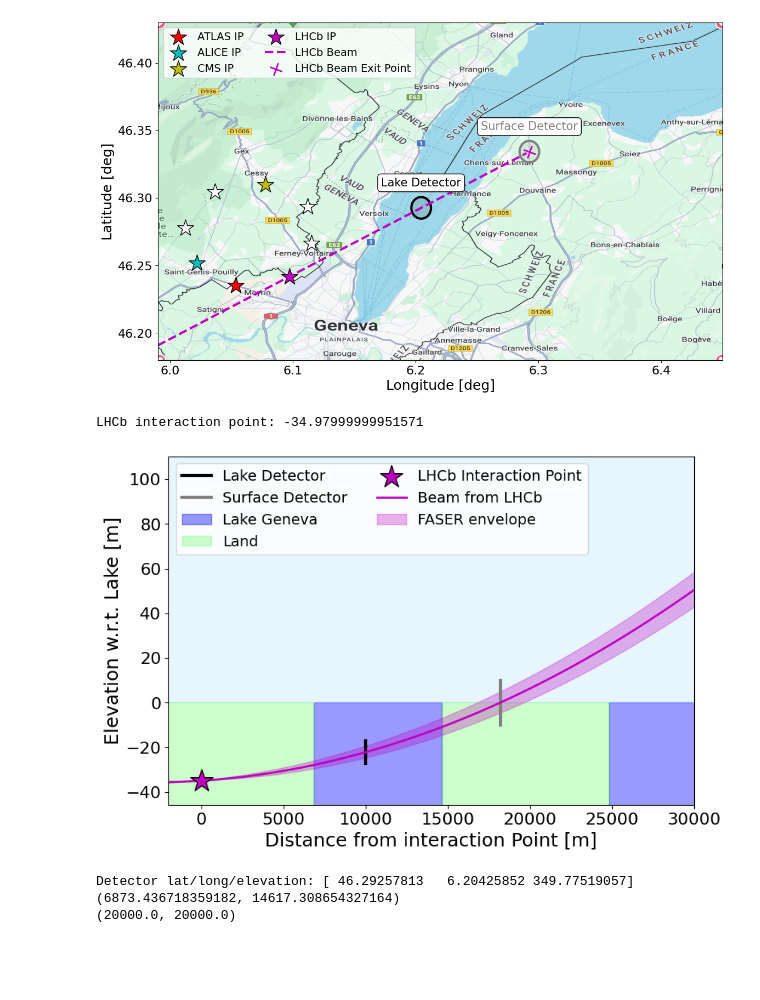
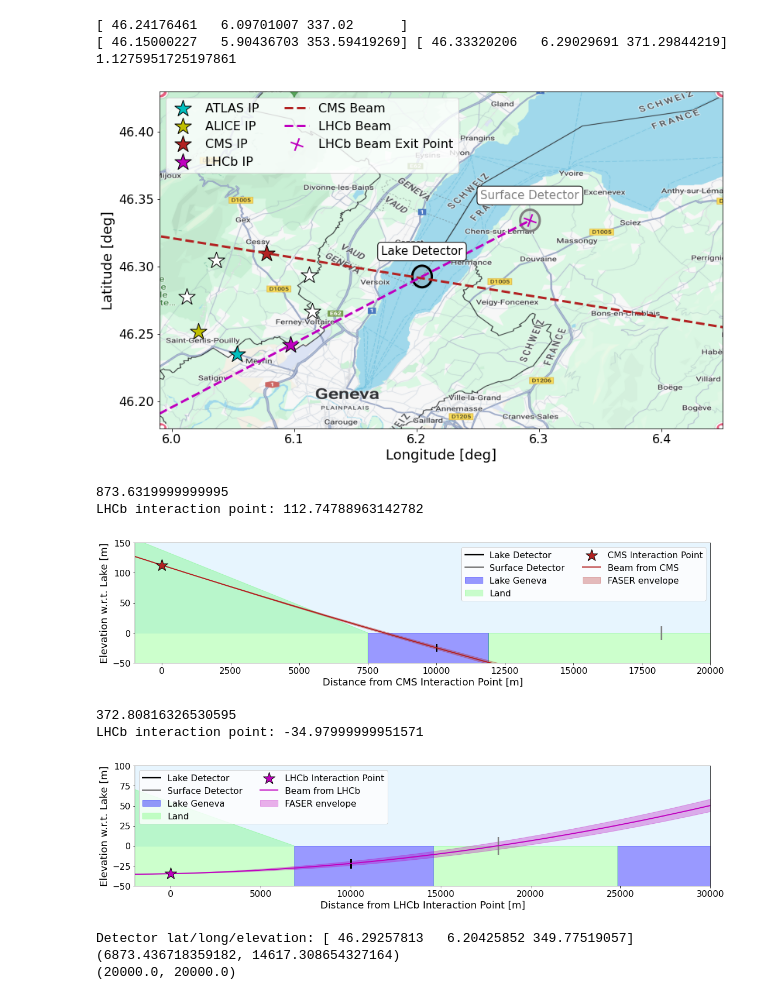
Before and after one commit to nickkamp1/Lake_Geneva_Neutrinos, a Jupyter notebook: Geometry.ipynb, the cells around one changed output. Cells and saved outputs as stored; diff of their text form; code cells hidden in the pictures; blank space fills up the shorter version.

```diff
--- a/Geometry.ipynb
+++ b/Geometry.ipynb
@@ -62,23 +69,34 @@ ax = plt.gca()
 #          color='blue',alpha=0.4,linewidth=2)
 Lake_Crossings = {}
 color_count = 0
-colors = ["r","c","y","m"]
+colors = ["c","y","firebrick","m"]
+color_dict = {}
 for k in list(LHC_data.index):
     if "Point" in k: color = "white"
     else:
         color = colors[color_count]
+        color_dict[k] = color
         color_count+=1
     Lake_Crossings[k] = []
+    limit = 1
+    if k=="LHCb": limit = 18000
+    elif k=="CMS": limit = 40000
     lines = plot_tangent_line_lat_long(LHC,
                                        np.array(LHC_data.loc[k,['X','Y','Z']]),
                                        np.array(LHC_data.loc[k,['CrossingOrientation','CrossingAngle']]),
-                                       limit=1 if 'LHCb' not in k else 18000)
+                                       limit=limit)
     center, earth_points = lines[0] # all lines are essentially the same
+    if k=="LHCb":
+        print(center)
+        print(earth_points[0],earth_points[-1])
+        delta = earth_points[-1][:2] - earth_points[0][:2]
+        delta /= np.linalg.norm(delta)
+        print(np.arctan(delta[1]/delta[0]))
     plt.scatter(center[1],
                 center[0],
                 marker='*',s=500,facecolor=color,edgecolor="black",label=k+" IP" if not "Point" in k else None)
     plt.plot([p[1] for p in earth_points],
-             [p[0] for p in earth_points],color=color,ls='--',lw=3,label="%s Beam"%k if k=="LHCb" else None)
+             [p[0] for p in earth_points],color=color,ls='--',lw=3,label="%s Beam"%k if k in ["LHCb","CMS"] else None)
     if 'Point' in k: continue # don't consider points without collisions
     #if k!="ATLAS": continue
     int1,int2 = calculate_intersections_with_lake(LHC,
@@ -124,35 +142,57 @@ plt.xlim(*lon_edges)
 plt.ylim(*lat_edges)
 plt.xlabel('Longitude [deg]')
 plt.ylabel('Latitude [deg]')
-plt.legend(loc='upper left',ncol=2)
+handles, labels = plt.gca().get_legend_handles_labels()
+order = [0,1,2,4,3,5,6]
+plt.legend([handles[idx] for idx in order],[labels[idx] for idx in order],
+          loc='upper left',ncol=2)
 
 
 plt.gcf().patch.set_alpha(0.0)
 plt.savefig("Figures/Nu2024_Poster/GeometryDiagram.pdf",dpi=100)
 plt.show()
 # %% [output]
+[ 46.24176461   6.09701007 337.02      ]
+[ 46.15000227   5.90436703 353.59419269] [ 46.33320206   6.29029691 371.29844219]
+1.1275951725197861
-[figure, old version]
+[figure, new version]
 # %%
 # elevation plot
+
 k = "LHCb"
-plot_tangent_elevation(LHC,
-                      np.array(LHC_data.loc[k,['X','Y','Z']]),
-                      np.array(LHC_data.loc[k,['CrossingOrientation','CrossingAngle']]),
-                      limit=40000,
-                      Lake_Crossings=Lake_Crossings[k],
-                      IPlabel=k,
-                      color="m",
-                      #pipe_position=14602,
-                      #panel_position=14700,
-                      )
-plt.xlim(-2000,30000)
-#plt.xlim(14200,15000)
-plt.gcf().patch.set_alpha(0.0)
-plt.savefig("Figures/Nu2024_Poster/ElevationDiagram_Correlated.pdf",dpi=100)
-plt.show()
+for k in ["CMS","LHCb"]:
+    fig = plt.figure()
+    fig.set_size_inches(16,4)
+    plot_tangent_elevation(fig,
+                           LHC,
+                           np.array(LHC_data.loc[k,['X','Y','Z']]),
+                           np.array(LHC_data.loc[k,['CrossingOrientation','CrossingAngle']]),
+                           limit=40000,
+                           Lake_Crossings=Lake_Crossings[k],
+                           IPlabel=k,
+                           color=color_dict[k],
+                           #pipe_position=14602,
+                           #panel_position=14700,
+                           flip=k=="CMS",
+                           y0=LHC_data.loc[k,"SurfaceElevation"])
+    if k=="LHCb":
+        plt.xlim(-2000,30000)
+        plt.ylim(-50,100)
+    if k=="CMS":
+        plt.xlim(-1000,20000)
+        plt.ylim(-50,150)
+    #plt.xlim(14200,15000)
+    plt.gcf().patch.set_alpha(0.0)
+    plt.tight_layout()
+    plt.savefig("Figures/Nu2024_Poster/%s_ElevationDiagram_Correlated.pdf"%k,dpi=100)
+    plt.show()
 # %% [output]
-LHCb interaction point: -34.97999999951571
+873.6319999999995
+LHCb interaction point: 112.74788963142782
-[figure, old version]
+[figure, new version]
+372.80816326530595
+LHCb interaction point: -34.97999999951571
+[figure, added]
 # %%
 for k in ['LHCb','CMS','ATLAS','Point6']:
     plot_tangent_line(LHC,
```
Also changed, not shown: parts of 3 cells of this notebook, 5 other files.
